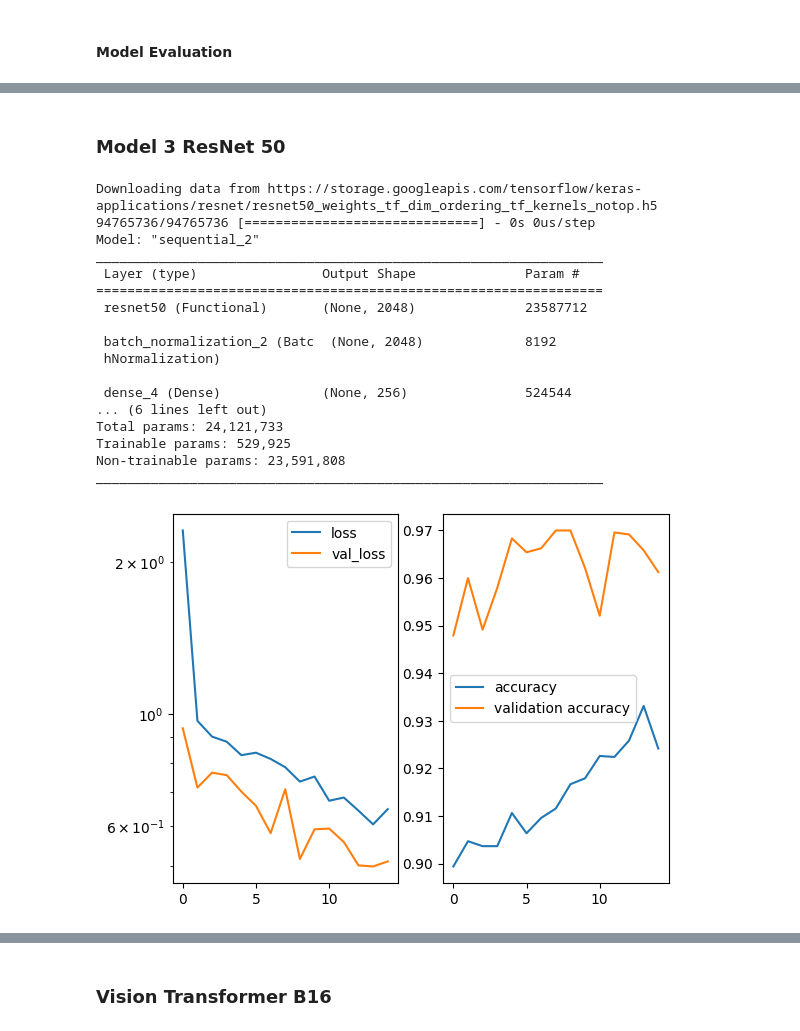
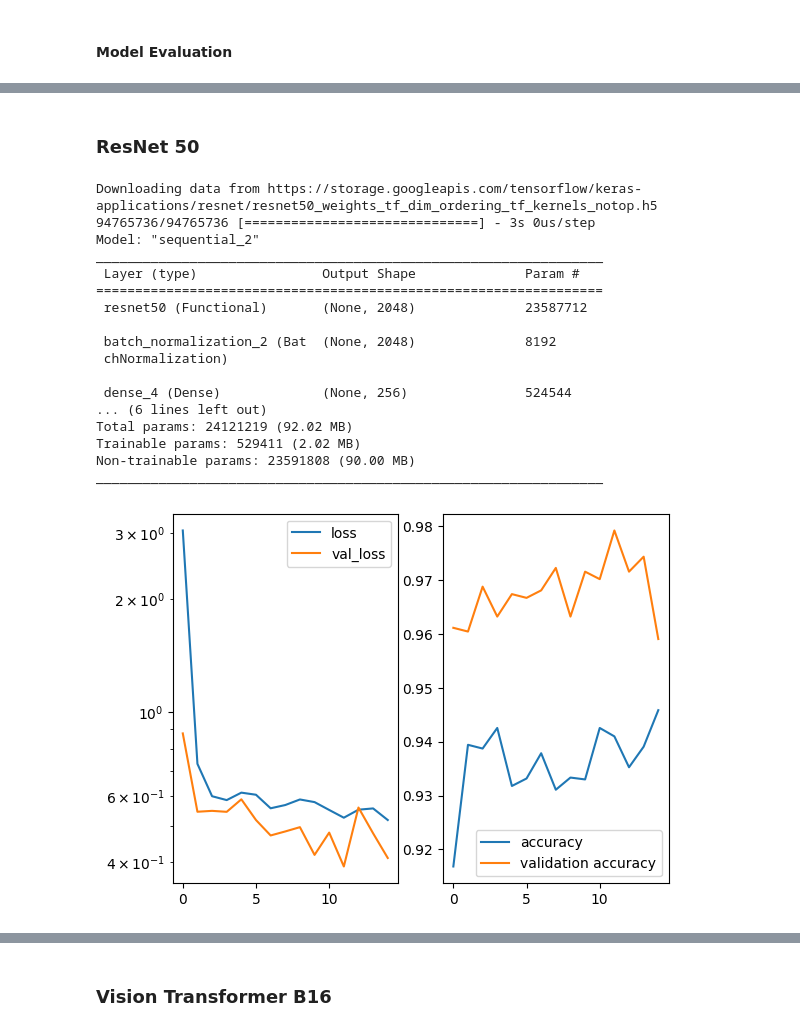
Before and after one commit to ratawil/Lung-Cancer-Classification-Deep-Learning, a Jupyter notebook: Model_Comparer.ipynb, the cells around one changed output, grey strips where cells are left out. Cells and saved outputs as stored; diff of their text form; code cells hidden in the pictures.

```diff
--- a/Model_Comparer.ipynb
+++ b/Model_Comparer.ipynb
@@ -389,5 +395,5 @@ weighted avg       0.96      0.96      0.96      3000
 # %% [markdown]
-### Model 3 ResNet 50
+### ResNet 50
 # %%
 ### initializing the model
 base_model = ResNet50(include_top= False, weights= "imagenet", input_shape= (224,224,3), pooling= 'max')
@@ -398,32 +404,32 @@ model = Sequential([
     Dense(256, kernel_regularizer= regularizers.l2(l= 0.016), activity_regularizer= regularizers.l1(0.006),
                 bias_regularizer= regularizers.l1(0.006), activation= 'relu'),
     Dropout(rate= 0.45, seed= 123),
-    Dense(5, activation= 'softmax')
+    Dense(3, activation= 'softmax')
 ])
 
 model.summary()
 # %% [output]
 Downloading data from https://storage.googleapis.com/tensorflow/keras-applications/resnet/resnet50_weights_tf_dim_ordering_tf_kernels_notop.h5
-94765736/94765736 [==============================] - 0s 0us/step
+94765736/94765736 [==============================] - 3s 0us/step
 Model: "sequential_2"
 _________________________________________________________________
  Layer (type)                Output Shape              Param #
 =================================================================
  resnet50 (Functional)       (None, 2048)              23587712
 
- batch_normalization_2 (Batc  (None, 2048)             8192
- hNormalization)
+ batch_normalization_2 (Bat  (None, 2048)              8192
+ chNormalization)
 
  dense_4 (Dense)             (None, 256)               524544
 ... (6 lines left out)
-Total params: 24,121,733
-Trainable params: 529,925
-Non-trainable params: 23,591,808
+Total params: 24121219 (92.02 MB)
+Trainable params: 529411 (2.02 MB)
+Non-trainable params: 23591808 (90.00 MB)
 _________________________________________________________________
 # %%
 ### compiling the model
 model.compile(Adam(learning_rate= 0.001), loss= 'categorical_crossentropy', metrics= ['accuracy'])
 # %%
-history=model.fit(X_train,y_train,batch_size=8,validation_split=0.2,epochs=15,callbacks=accuracy_loss_plot)
+history=model.fit(X_train,y_train,batch_size=16,validation_split=0.2,epochs=15,callbacks=accuracy_loss_plot)
 # %% [output]
-[figure, old version]
+[figure, new version]
```
Also changed, not shown: parts of 65 cells of this notebook.
